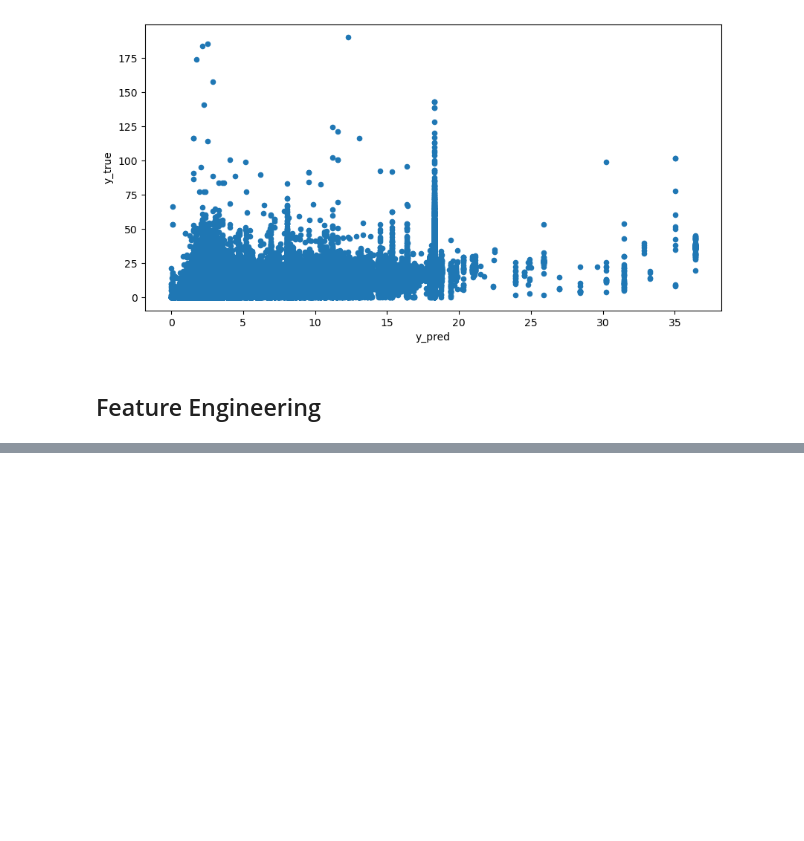
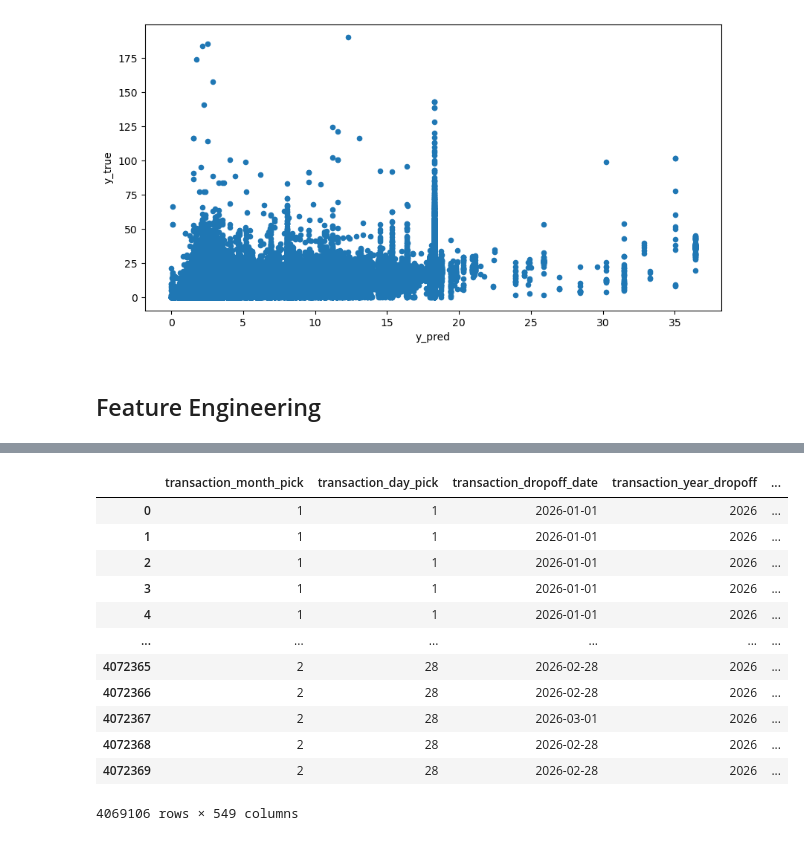
Before and after one commit to TinyHaitch/taxi_analysis, a Jupyter notebook: Untitled.ipynb, the cells around one changed output, grey strips where cells are left out. Drawn from its saved outputs; the diff is of its cells as text; code cells hidden in the pictures; blank space fills up the shorter version.

```diff
--- a/Untitled.ipynb
+++ b/Untitled.ipynb
@@ -479,0 +484,17 @@ new_useful_data.columns.to_list()
+# %%
+## Data for model 2
+input_feature = ['RatecodeID','PULocationID', 'DOLocationID', 'transaction_month_pick', 'transaction_day_pick',
+                 'transaction_day_name_pick', 'transaction_dropoff_date', 'transaction_year_dropoff',
+                 'transaction_month_dropoff', 'transaction_day_dropoff', 'transaction_day_name_dropoff']
+
+label = 'total_amount'
+# %%
+from sklearn.model_selection import train_test_split
+
+X_features1 = new_useful_data[input_feature]
+y_label1 = new_useful_data[label]
+
+## Binnig my X
+X_features1 = pd.get_dummies(X_features1)
+
+X_train1, X_test1, y_train1, y_test1 = train_test_split(X_features1, y_label1, train_size=0.35, random_state=21)
@@ -479,0 +511,16 @@ new_useful_data.columns.to_list()
+# %%
+X_features1
+# %% [output]
+|  | transaction_month_pick | transaction_day_pick | transaction_dropoff_date | transaction_year_dropoff | ... |
+| 0 | 1 | 1 | 2026-01-01 | 2026 | ... |
+| 1 | 1 | 1 | 2026-01-01 | 2026 | ... |
+| 2 | 1 | 1 | 2026-01-01 | 2026 | ... |
+| 3 | 1 | 1 | 2026-01-01 | 2026 | ... |
+| 4 | 1 | 1 | 2026-01-01 | 2026 | ... |
+| ... | ... | ... | ... | ... | ... |
+| 4072365 | 2 | 28 | 2026-02-28 | 2026 | ... |
+| 4072366 | 2 | 28 | 2026-02-28 | 2026 | ... |
+| 4072367 | 2 | 28 | 2026-03-01 | 2026 | ... |
+| 4072368 | 2 | 28 | 2026-02-28 | 2026 | ... |
+| 4072369 | 2 | 28 | 2026-02-28 | 2026 | ... |
+4069106 rows × 549 columns
```
Also changed, not shown: parts of 12 cells of this notebook.
